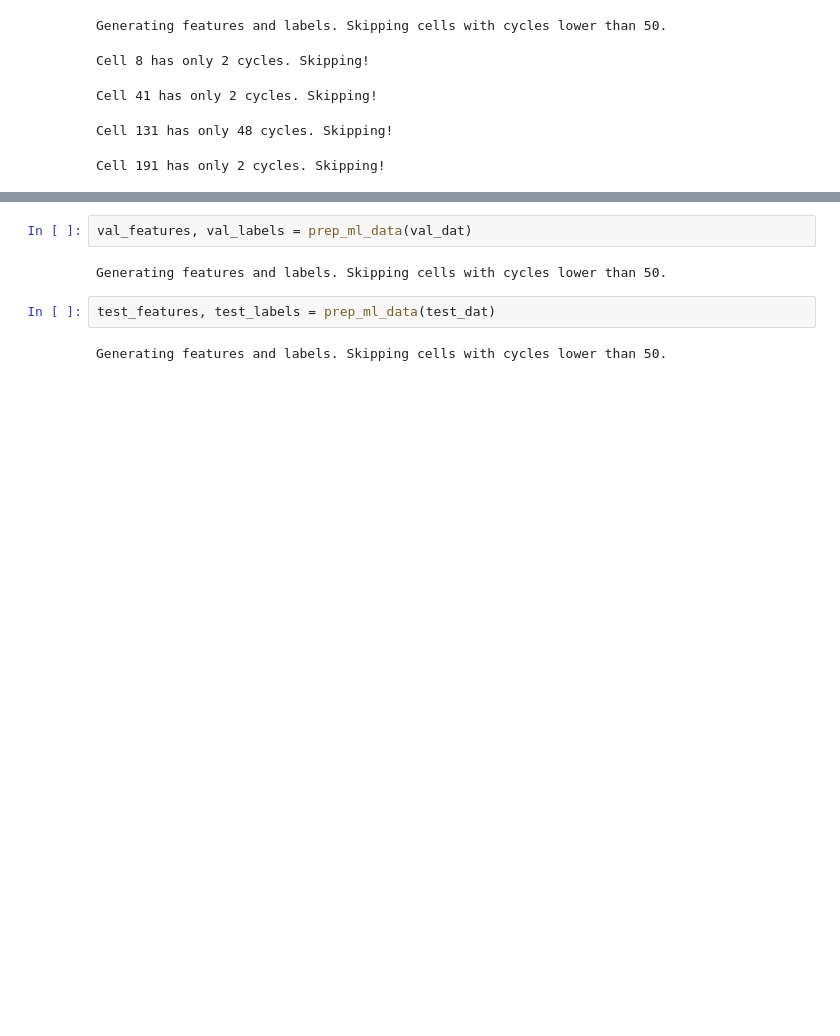
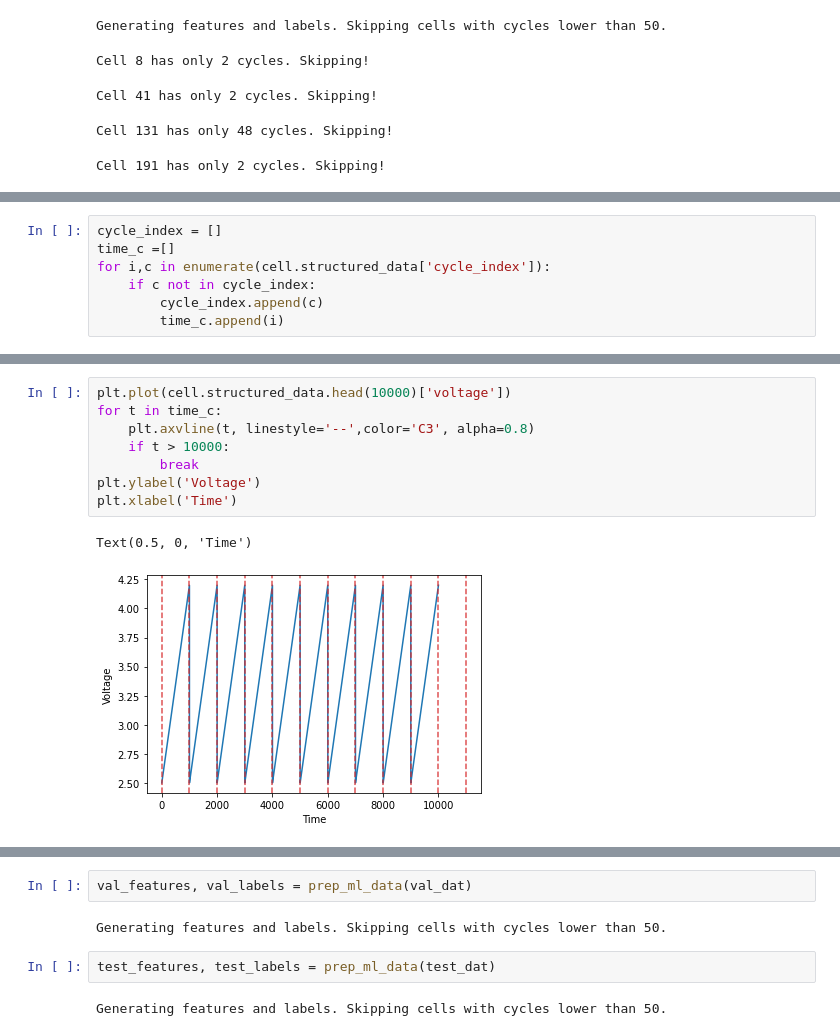
Before and after one commit to TRI-AMDD/bye-cycle, a Jupyter notebook: examples/ml_20_cycles.ipynb, the cells around one changed output, grey strips where cells are left out. Saved outputs shown, nothing was run; the diff lists cells and outputs as text; blank space fills up the shorter version.

```diff
--- a/examples/ml_20_cycles.ipynb
+++ b/examples/ml_20_cycles.ipynb
@@ -73,0 +159,7 @@ Cell 191 has only 2 cycles. Skipping!
+# %%
+cycle_index = []
+time_c =[]
+for i,c in enumerate(cell.structured_data['cycle_index']):
+    if c not in cycle_index:
+        cycle_index.append(c)
+        time_c.append(i)
@@ -73,0 +186,11 @@ Cell 191 has only 2 cycles. Skipping!
+# %%
+plt.plot(cell.structured_data.head(10000)['voltage'])
+for t in time_c:
+    plt.axvline(t, linestyle='--',color='C3', alpha=0.8)
+    if t > 10000:
+        break
+plt.ylabel('Voltage')
+plt.xlabel('Time')
+# %% [output]
+Text(0.5, 0, 'Time')
+[figure, added]
```
Also changed, not shown: parts of 25 cells of this notebook, 2 other files.
